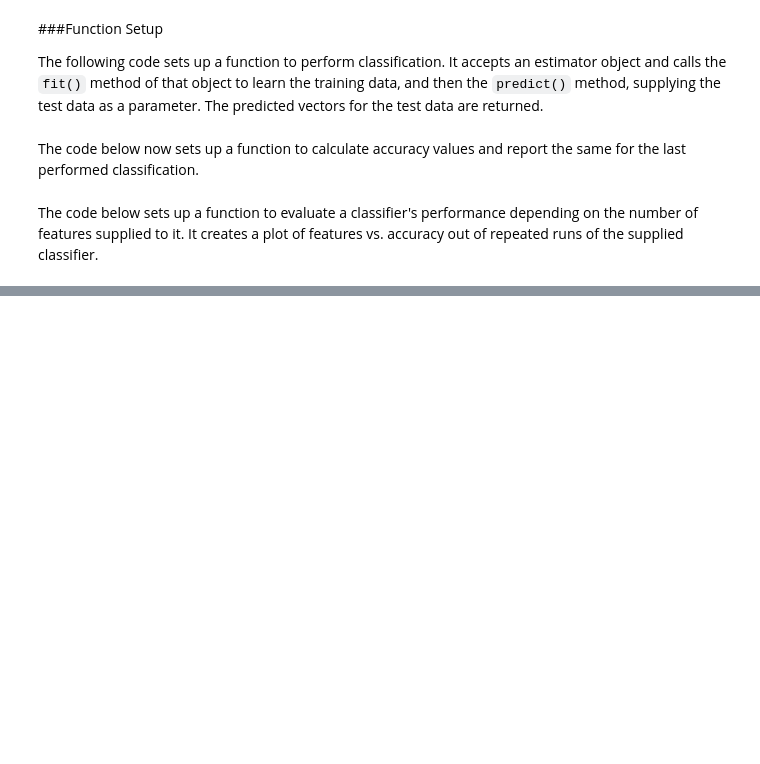
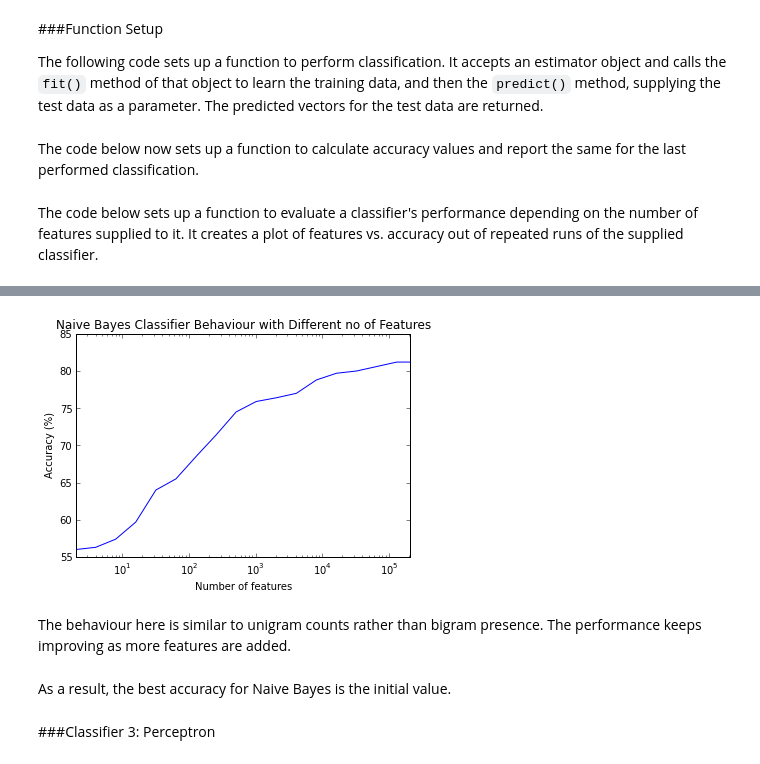
Before and after one commit to DJSagarAhire/Sentiment-Analysis-Comparative-Study, a Jupyter notebook: notebooks/04_Classification-Bigram-Counts.ipynb, the cells around one changed output, grey strips where cells are left out. Drawn from its saved outputs; the diff is of its cells as text; code cells hidden in the pictures; blank space fills up the shorter version.

```diff
--- a/notebooks/04_Classification-Bigram-Counts.ipynb
+++ b/notebooks/04_Classification-Bigram-Counts.ipynb
@@ -143,0 +234,14 @@ def compare_feature_performance(classifier, classifier_name='Classifier'):
+# %%
+from sklearn.naive_bayes import MultinomialNB
+
+bigram_nb = MultinomialNB()
+
+compare_feature_performance(bigram_nb, 'Naive Bayes Classifier')
+# %% [output]
+[figure, added]
+# %% [markdown]
+The behaviour here is similar to unigram counts rather than bigram presence. The performance keeps improving as more features are added.
+# %% [markdown]
+As a result, the best accuracy for Naive Bayes is the initial value.
+# %% [markdown]
+###Classifier 3: Perceptron
```
Also changed, not shown: parts of 44 cells of this notebook.
